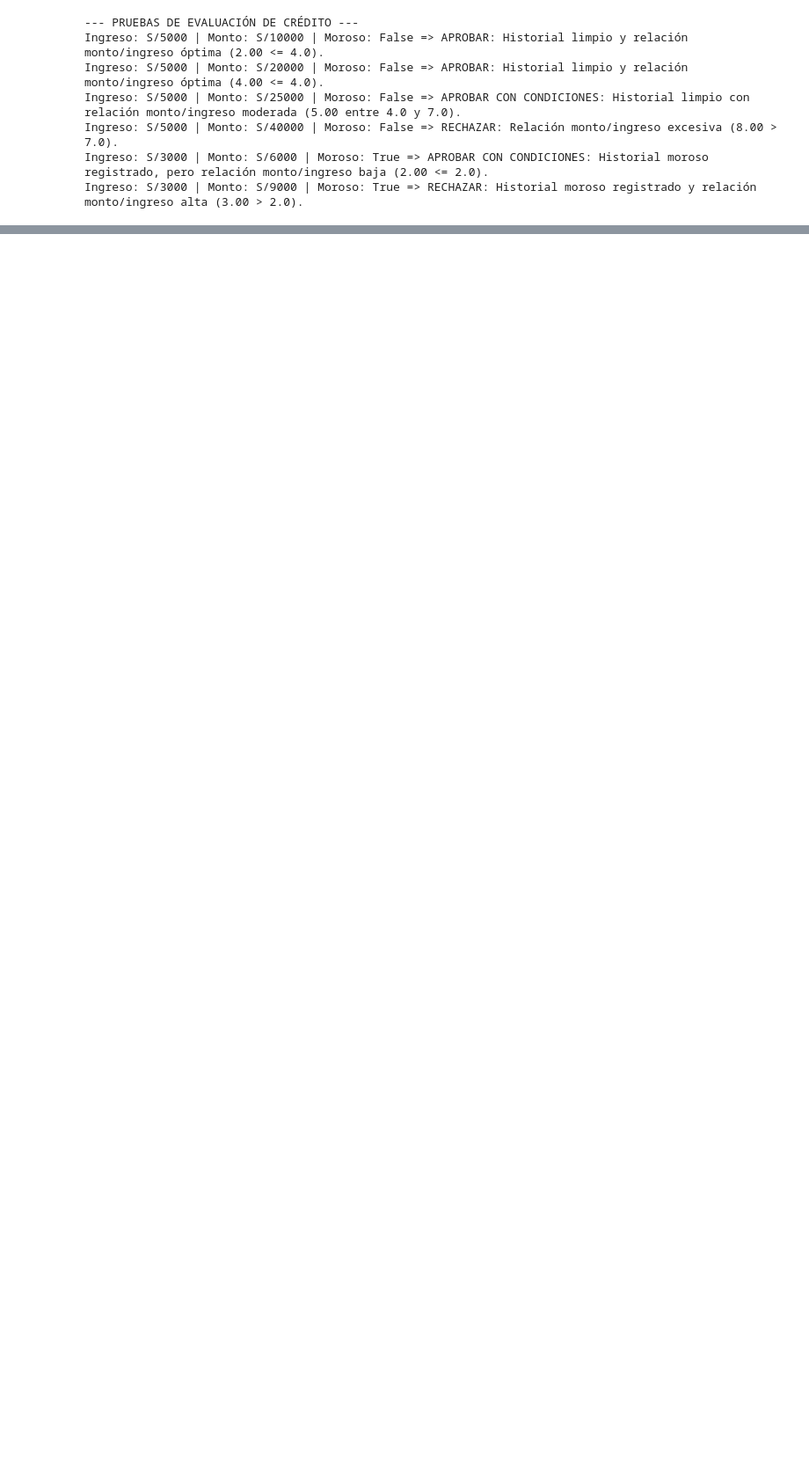
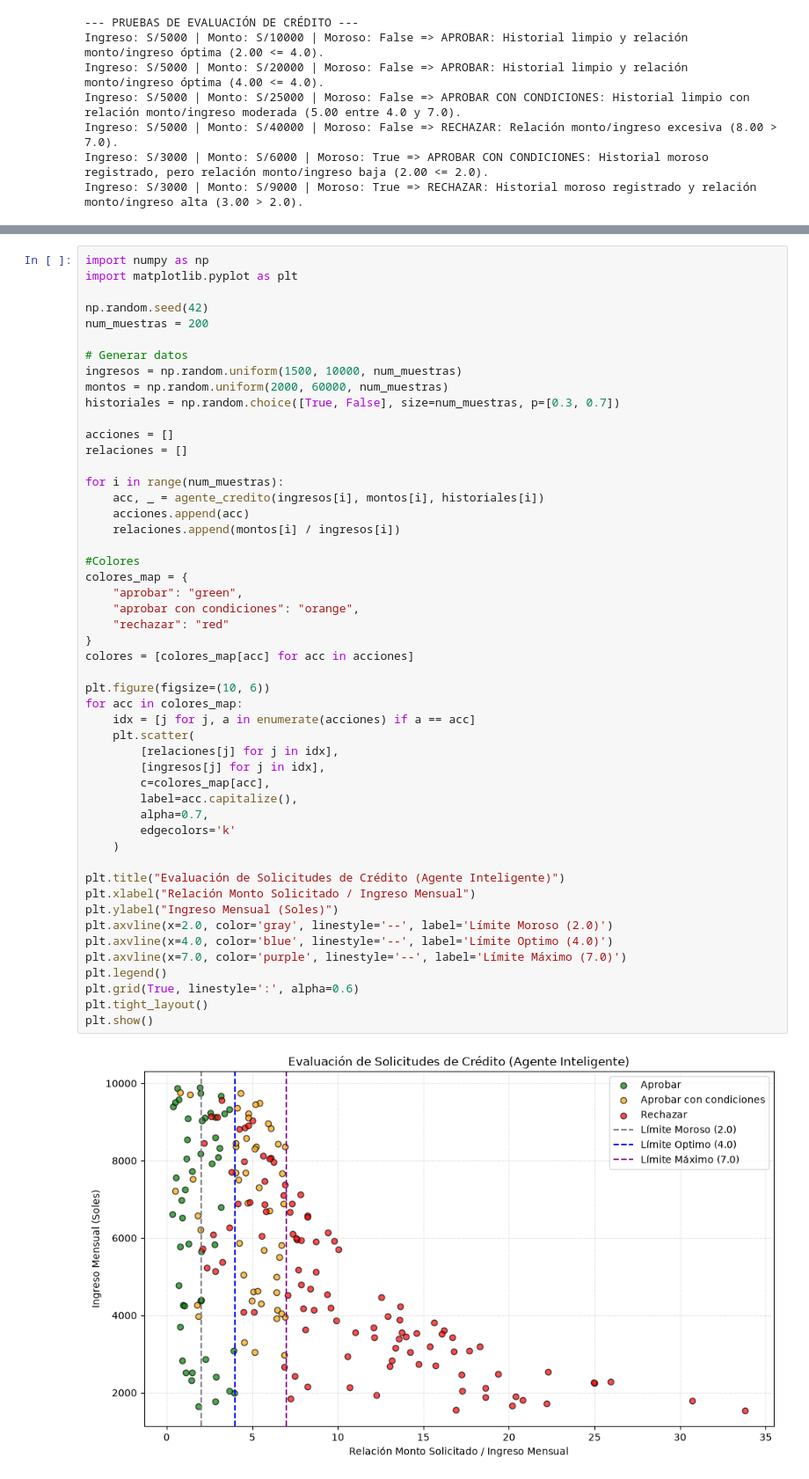
Before and after one commit to Lybrawa/IS484-Practica001-Lunes-ArceGutierrez, a Jupyter notebook: Ejercicio1_Credito_ArceGutierrez.ipynb, the cells around one changed output, grey strips where cells are left out. Shown at 88% size. Saved outputs shown, nothing was run; the diff lists cells and outputs as text; blank space fills up the shorter version.

Commit message:
feat(ej1): Implementar grafico de dispersion con 200 solicitudes usando matploit

```diff
--- a/Ejercicio1_Credito_ArceGutierrez.ipynb
+++ b/Ejercicio1_Credito_ArceGutierrez.ipynb
@@ -123,0 +132,52 @@ Ingreso: S/3000 | Monto: S/9000 | Moroso: True => RECHAZAR: Historial moroso reg
+# %%
+import numpy as np
+import matplotlib.pyplot as plt
+
+np.random.seed(42)
+num_muestras = 200
+
+# Generar datos
+ingresos = np.random.uniform(1500, 10000, num_muestras)
+montos = np.random.uniform(2000, 60000, num_muestras)
+historiales = np.random.choice([True, False], size=num_muestras, p=[0.3, 0.7])
+
+acciones = []
+relaciones = []
+
+for i in range(num_muestras):
+    acc, _ = agente_credito(ingresos[i], montos[i], historiales[i])
+    acciones.append(acc)
+    relaciones.append(montos[i] / ingresos[i])
+
+#Colores
+colores_map = {
+    "aprobar": "green",
+    "aprobar con condiciones": "orange",
+    "rechazar": "red"
+}
+colores = [colores_map[acc] for acc in acciones]
+
+plt.figure(figsize=(10, 6))
+for acc in colores_map:
+    idx = [j for j, a in enumerate(acciones) if a == acc]
+    plt.scatter(
+        [relaciones[j] for j in idx],
+        [ingresos[j] for j in idx],
+        c=colores_map[acc],
+        label=acc.capitalize(),
+        alpha=0.7,
+        edgecolors='k'
+    )
+
+plt.title("Evaluación de Solicitudes de Crédito (Agente Inteligente)")
+plt.xlabel("Relación Monto Solicitado / Ingreso Mensual")
+plt.ylabel("Ingreso Mensual (Soles)")
+plt.axvline(x=2.0, color='gray', linestyle='--', label='Límite Moroso (2.0)')
+plt.axvline(x=4.0, color='blue', linestyle='--', label='Límite Optimo (4.0)')
+plt.axvline(x=7.0, color='purple', linestyle='--', label='Límite Máximo (7.0)')
+plt.legend()
+plt.grid(True, linestyle=':', alpha=0.6)
+plt.tight_layout()
+plt.show()
+# %% [output]
+[figure, added]
```
Also changed, not shown: parts of 1 cell of this notebook.
